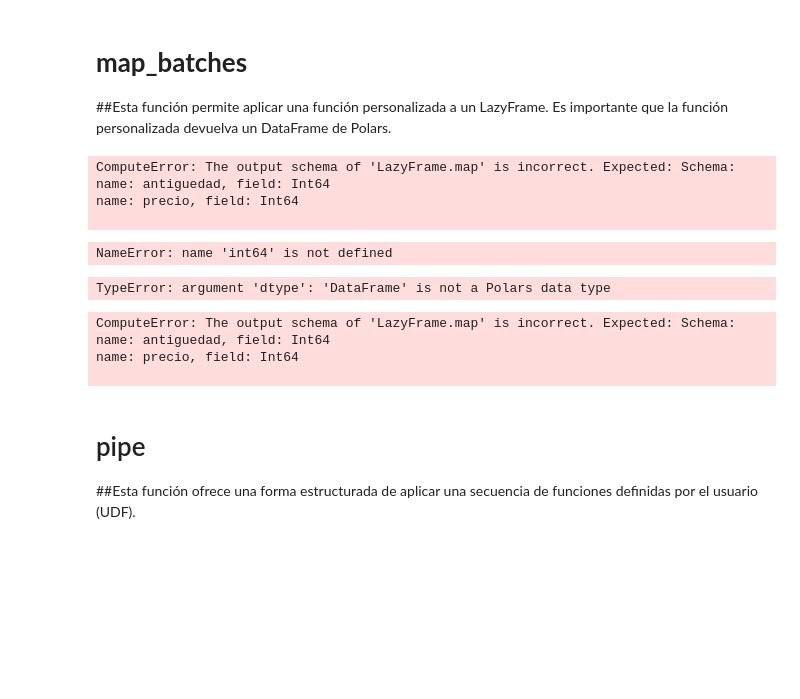
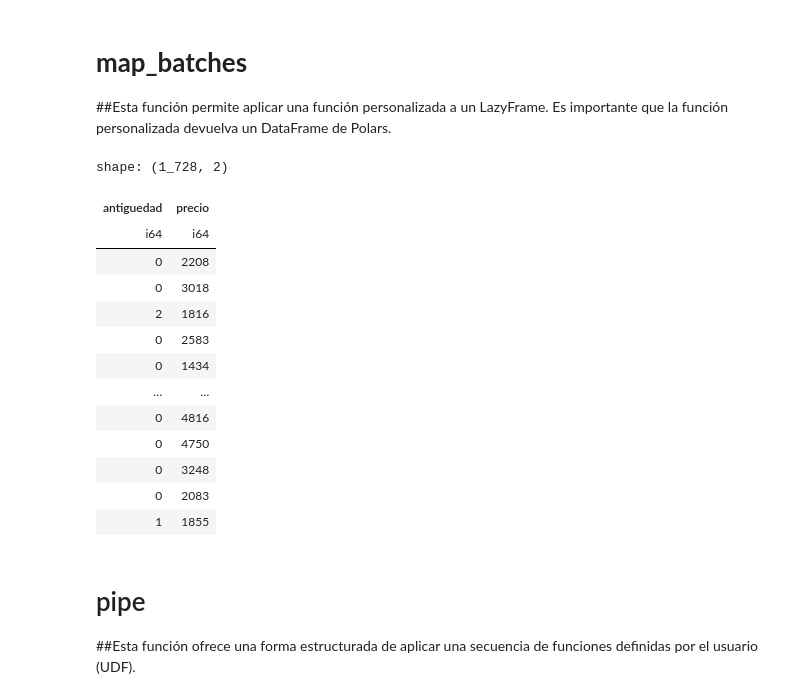
Before and after one commit to Viny2030/colabs, a Jupyter notebook: Lazy_Frames.ipynb, the cells around one changed output. Cells and saved outputs as stored; diff of their text form; code cells hidden in the pictures; blank space fills up the shorter version.

```diff
--- a/Lazy_Frames.ipynb
+++ b/Lazy_Frames.ipynb
@@ -1094,63 +1122,30 @@ simple π 2/2 ["antiguedad", "precio"]
 # %% [markdown]
 # **map_batches**
 ##Esta función permite aplicar una función personalizada a un LazyFrame. Es importante que la función personalizada devuelva un DataFrame de Polars.
-# %%
-(
- df.select(
-  col('antiguedad'),
-  col('precio')
- )
- .map_batches(lambda c: (c / 60).cast(pl.Int32))
- # Use a dictionary to specify the desired data types for each column
- .with_columns([
-        pl.col("antiguedad").cast(pl.Int32),  # Cast 'antiguedad' to Int64
-        pl.col("precio").cast(pl.Int32)  # Cast 'precio' to Int64
-    ])
-).collect()
-# %% [output]
-ComputeError: The output schema of 'LazyFrame.map' is incorrect. Expected: Schema:
-name: antiguedad, field: Int64
-name: precio, field: Int64
-
 # %%
 (
  df.select(
-  col('antiguedad'),
-  col('precio')
+  pl.col('antiguedad'),
+  pl.col('precio')
  )
- .map_batches(lambda c: (c / 60).cast(pl.Int32))
- # Use a dictionary to specify the desired data types for each column
- .cast({"antiguedad": pl.col(int64), "precio": pl.col(int64)})
+ .map_batches(lambda c: (c / 60).cast(pl.Int64)) # Cast to pl.Int64 inside map_batches
+ # with_columns is no longer necessary since casting is done in map_batches
 ).collect()
 # %% [output]
-NameError: name 'int64' is not defined
+shape: (1_728, 2)
+| antiguedad | precio |
+| i64 | i64 |
+| 0 | 2208 |
+| 0 | 3018 |
+| 2 | 1816 |
+| 0 | 2583 |
+| 0 | 1434 |
+| … | … |
+| 0 | 4816 |
+| 0 | 4750 |
+| 0 | 3248 |
+| 0 | 2083 |
+| 1 | 1855 |
-# %%
-(
- df.select(
-  col('antiguedad'),
-  col('precio')
- )
- .map_batches(lambda c: (c / 60).cast(pl.Int32))
- # Add .cast to match the original schema
- .cast(pl.DataFrame({"antiguedad": pl.Int64, "precio": pl.Int64}))
- .collect()
-)
-# %% [output]
-TypeError: argument 'dtype': 'DataFrame' is not a Polars data type
-# %%
-(
-       df.select(
-        col('antiguedad'),
-        col('precio')
-    )
-    .map_batches(lambda c: (c / 60).cast(pl.Int32))
-    .collect()
-)
-# %% [output]
-ComputeError: The output schema of 'LazyFrame.map' is incorrect. Expected: Schema:
-name: antiguedad, field: Int64
-name: precio, field: Int64
-
 # %% [markdown]
 # pipe
 ##Esta función ofrece una forma estructurada de aplicar una secuencia de funciones definidas por el usuario (UDF).
```
Also changed, not shown: parts of 17 cells of this notebook.
